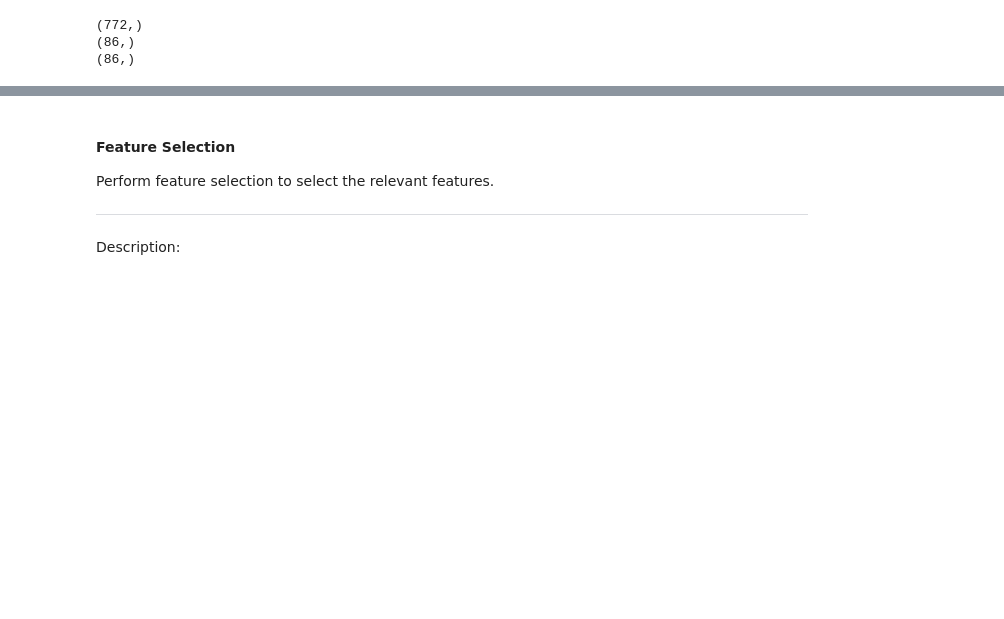
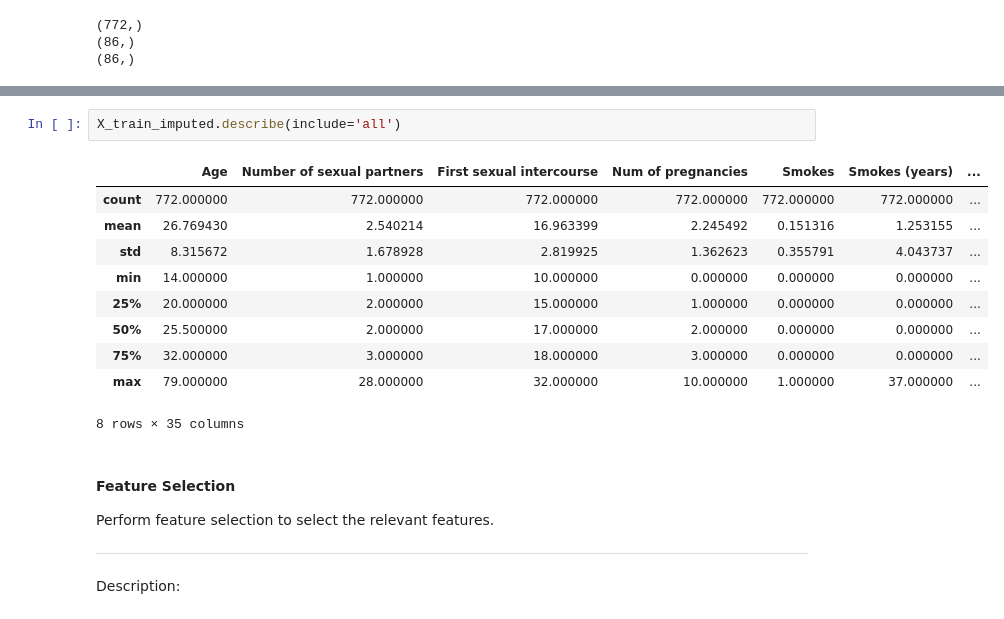
Before and after one commit to ahdeanlau/Cervical-Cancer-Diagnosis-Prediction-Model, a Jupyter notebook: Project Part 1.ipynb, the cells around one changed output, grey strips where cells are left out. Saved outputs shown, nothing was run; the diff lists cells and outputs as text; blank space fills up the shorter version.

```diff
--- a/Project Part 1.ipynb
+++ b/Project Part 1.ipynb
@@ -162,3 +320,16 @@ Description:
+# %%
+X_train_imputed.describe(include='all')
+# %% [output]
+|  | Age | Number of sexual partners | First sexual intercourse | Num of pregnancies | Smokes | Smokes (years) | ... |
+| count | 772.000000 | 772.000000 | 772.000000 | 772.000000 | 772.000000 | 772.000000 | ... |
+| mean | 26.769430 | 2.540214 | 16.963399 | 2.245492 | 0.151316 | 1.253155 | ... |
+| std | 8.315672 | 1.678928 | 2.819925 | 1.362623 | 0.355791 | 4.043737 | ... |
+| min | 14.000000 | 1.000000 | 10.000000 | 0.000000 | 0.000000 | 0.000000 | ... |
+| 25% | 20.000000 | 2.000000 | 15.000000 | 1.000000 | 0.000000 | 0.000000 | ... |
+| 50% | 25.500000 | 2.000000 | 17.000000 | 2.000000 | 0.000000 | 0.000000 | ... |
+| 75% | 32.000000 | 3.000000 | 18.000000 | 3.000000 | 0.000000 | 0.000000 | ... |
+| max | 79.000000 | 28.000000 | 32.000000 | 10.000000 | 1.000000 | 37.000000 | ... |
+8 rows × 35 columns
 # %% [markdown]
 #### Feature Selection
 Perform feature selection to select the relevant features.
```
Also changed, not shown: parts of 13 cells of this notebook.
